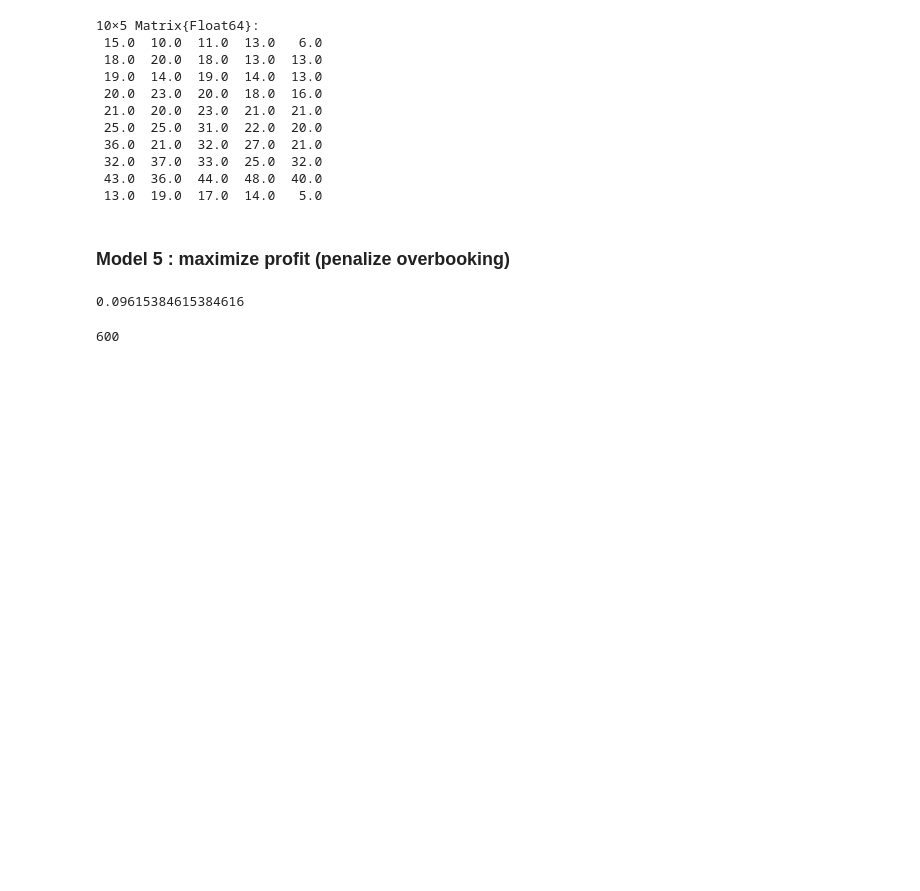
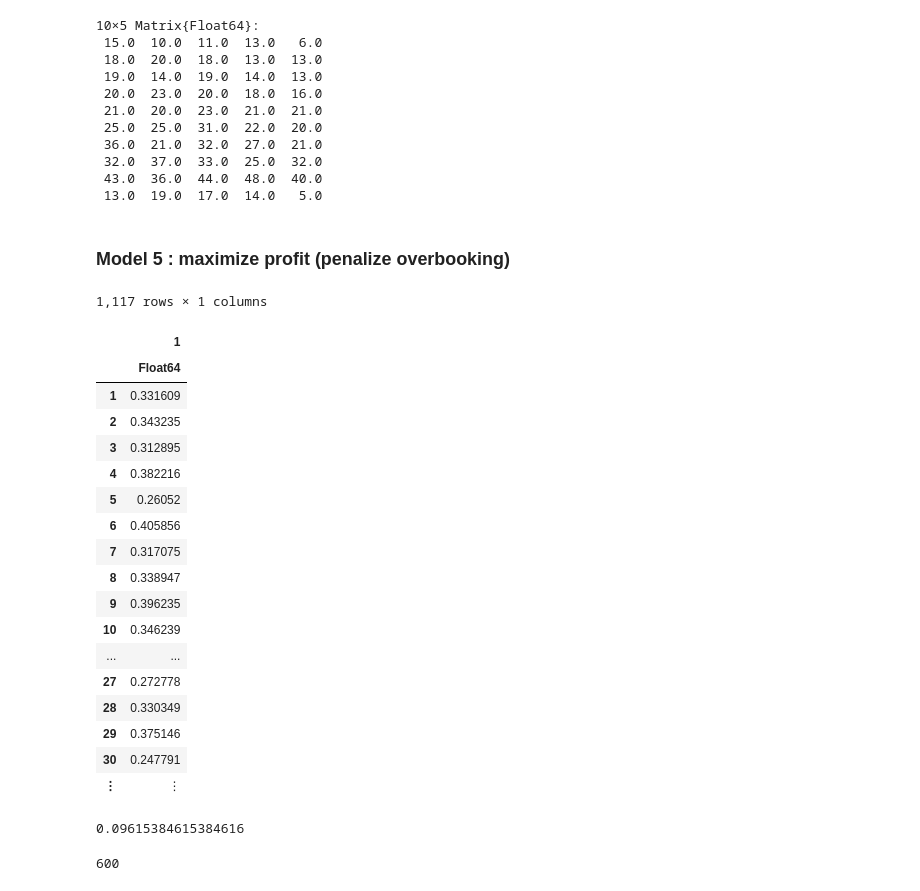
Before and after one commit to charlottekennedy/15.095project, a Jupyter notebook: Opti_glob.ipynb, the cells around one changed output. Cells and saved outputs as stored; diff of their text form; code cells hidden in the pictures; blank space fills up the shorter version.

Commit message:
final model missing pred maruipe

```diff
--- a/Opti_glob.ipynb
+++ b/Opti_glob.ipynb
@@ -7,7 +7,10 @@ data_opti = CSV.read("data/opti_Maruipe.csv",DataFrame)
 data_logistic = CSV.read("data/opti_Maria.csv",DataFrame)
 pred_logistic = CSV.read("data/pred_lr.csv",DataFrame)[:, "0"];
 pred_logistic_week = Matrix(CSV.read("data/pred_lr_week.csv",DataFrame))
-pred_logistic_sms = Matrix(CSV.read("data/pred_lr_sms.csv",DataFrame));
+pred_logistic_sms = Matrix(CSV.read("data/pred_lr_sms.csv",DataFrame))
+
+pred_forest = CSV.read("data/y_new.csv", DataFrame)
+pred_forest_sms = CSV.read("data/y_sms.csv", DataFrame);
 # %%
 #number booked appointments
 na = nrow(data_prev)
@@ -394,7 +397,3 @@ for i = na+1:ntot
         p_oracle[i,j] = 1 - data_opti.NoShow[i-na]
     end
 end;
-# %%
-mean(data_opti.NoShow)
-# %% [output]
-0.09615384615384616
@@ -400,0 +412,22 @@ mean(data_opti.NoShow)
+# %%
+pred_forest
+# %% [output]
+1,117 rows × 1 columns
+|  | 1 |
+|  | Float64 |
+| 1 | 0.331609 |
+| 2 | 0.343235 |
+| 3 | 0.312895 |
+| 4 | 0.382216 |
+| 5 | 0.26052 |
+| 6 | 0.405856 |
+| 7 | 0.317075 |
+| 8 | 0.338947 |
+| 9 | 0.396235 |
+| 10 | 0.346239 |
+| ... | ... |
+| 27 | 0.272778 |
+| 28 | 0.330349 |
+| 29 | 0.375146 |
+| 30 | 0.247791 |
+| ⋮ | ⋮ |
@@ -401,3 +460,7 @@ mean(data_opti.NoShow)
+# %%
+mean(data_opti.NoShow)
+# %% [output]
+0.09615384615384616
 # %%
 nd = 8 #number doctors
 ph = 600 #profit hour if patient shows up
```
Also changed, not shown: parts of 38 cells of this notebook, 5 other files.
